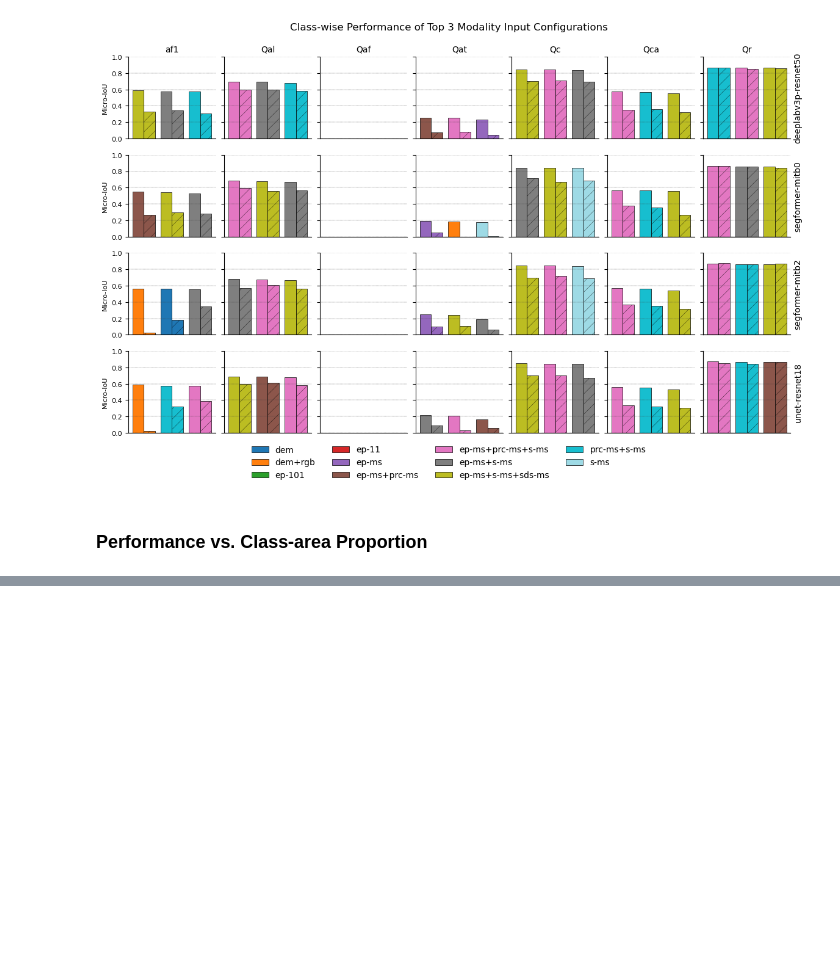
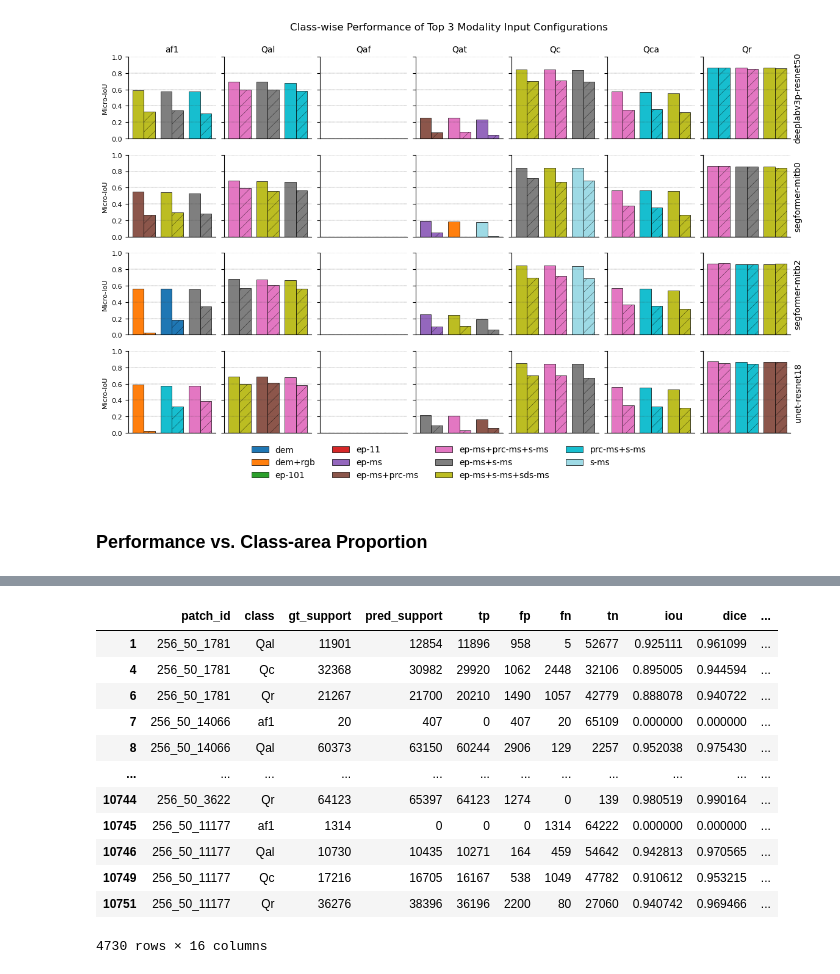
Before and after one commit to masseygeo/earthscape, a Jupyter notebook: notebooks/analysis_seg.ipynb, the cells around one changed output, grey strips where cells are left out. Saved outputs shown, nothing was run; the diff lists cells and outputs as text; code cells hidden in the pictures; blank space fills up the shorter version.

```diff
--- a/notebooks/analysis_seg.ipynb
+++ b/notebooks/analysis_seg.ipynb
@@ -1126,0 +1238,16 @@ plt.show()
+# %%
+df
+# %% [output]
+|  | patch_id | class | gt_support | pred_support | tp | fp | fn | tn | iou | dice | ... |
+| 1 | 256_50_1781 | Qal | 11901 | 12854 | 11896 | 958 | 5 | 52677 | 0.925111 | 0.961099 | ... |
+| 4 | 256_50_1781 | Qc | 32368 | 30982 | 29920 | 1062 | 2448 | 32106 | 0.895005 | 0.944594 | ... |
+| 6 | 256_50_1781 | Qr | 21267 | 21700 | 20210 | 1490 | 1057 | 42779 | 0.888078 | 0.940722 | ... |
+| 7 | 256_50_14066 | af1 | 20 | 407 | 0 | 407 | 20 | 65109 | 0.000000 | 0.000000 | ... |
+| 8 | 256_50_14066 | Qal | 60373 | 63150 | 60244 | 2906 | 129 | 2257 | 0.952038 | 0.975430 | ... |
+| ... | ... | ... | ... | ... | ... | ... | ... | ... | ... | ... | ... |
+| 10744 | 256_50_3622 | Qr | 64123 | 65397 | 64123 | 1274 | 0 | 139 | 0.980519 | 0.990164 | ... |
+| 10745 | 256_50_11177 | af1 | 1314 | 0 | 0 | 0 | 1314 | 64222 | 0.000000 | 0.000000 | ... |
+| 10746 | 256_50_11177 | Qal | 10730 | 10435 | 10271 | 164 | 459 | 54642 | 0.942813 | 0.970565 | ... |
+| 10749 | 256_50_11177 | Qc | 17216 | 16705 | 16167 | 538 | 1049 | 47782 | 0.910612 | 0.953215 | ... |
+| 10751 | 256_50_11177 | Qr | 36276 | 38396 | 36196 | 2200 | 80 | 27060 | 0.940742 | 0.969466 | ... |
+4730 rows × 16 columns
```
Also changed, not shown: parts of 8 cells of this notebook, 1 other file.
